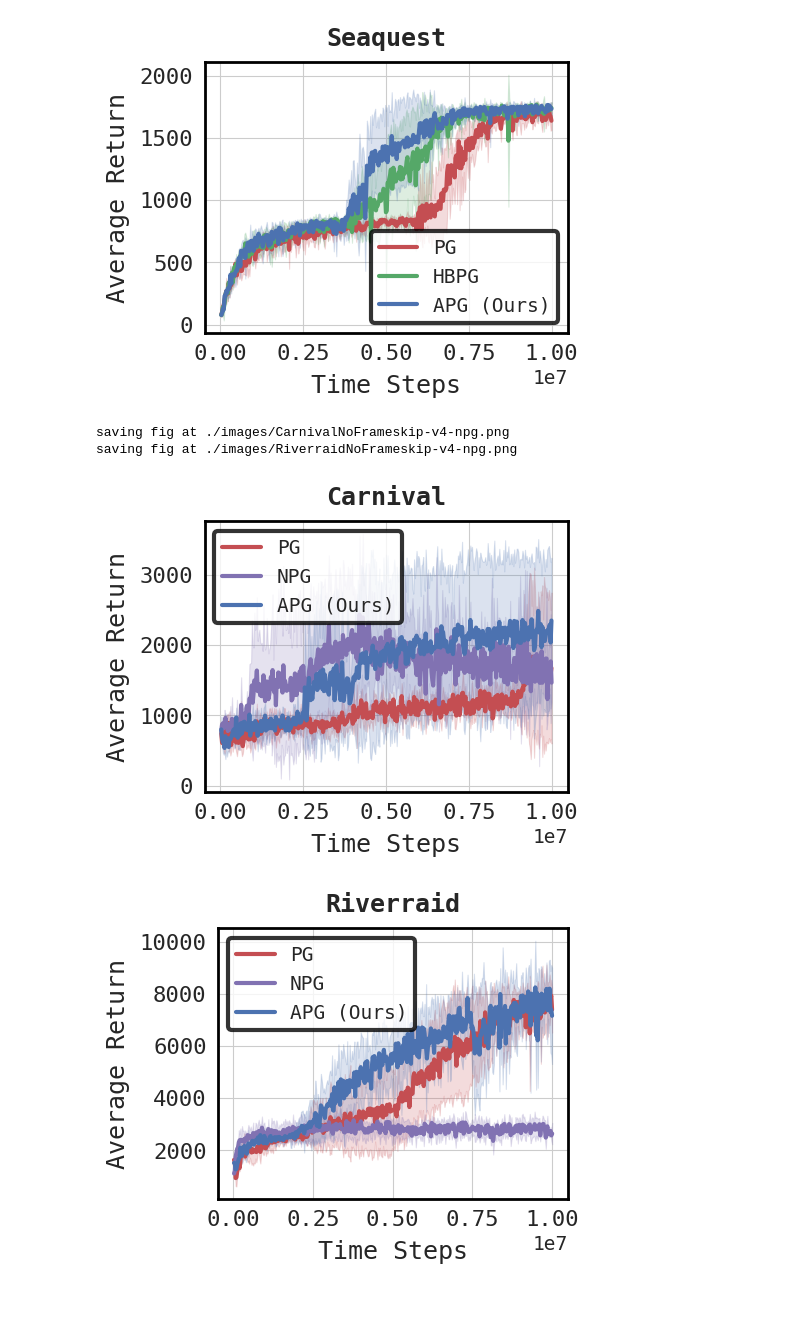
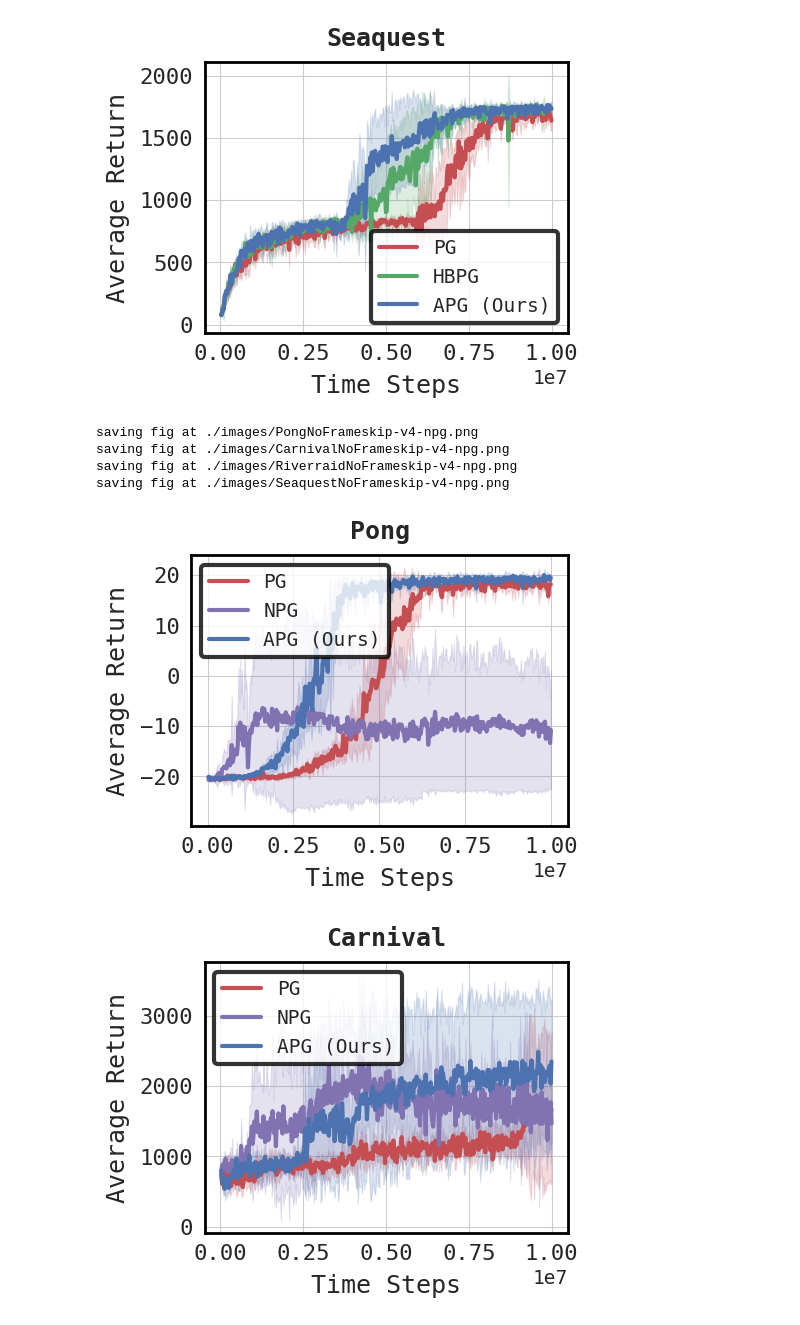
Before and after one commit to NYCU-RL-Bandits-Lab/APG, a Jupyter notebook: rl-baselines3-zoo/tb-2-df.ipynb, the cells around one changed output. Cells and saved outputs as stored; diff of their text form; code cells hidden in the pictures.

```diff
--- a/rl-baselines3-zoo/tb-2-df.ipynb
+++ b/rl-baselines3-zoo/tb-2-df.ipynb
@@ -183,26 +183,47 @@ saving fig at ./images/SeaquestNoFrameskip-v4.png
 [figure]
 [figure]
 # %%
+
 plot(
     path='logs-atari',
-    algos=['apg-mom=0.7', 'trpo-n_envs=2-lr=0.0001', 'pg'],
+    algos=['apg-mom=0.5', 'trpo', 'pg'],
+    env='PongNoFrameskip-v4',
+    title=None,
+    final_version=True,
+    hue_order=['PG', 'NPG', 'APG (Ours)'],
+    img_name='npg',
+)
+plot(
+    path='logs-atari',
+    algos=['apg-mom=0.7', 'trpo', 'pg'],
     env='CarnivalNoFrameskip-v4',
     title=None,
     final_version=True,
     hue_order=['PG', 'NPG', 'APG (Ours)'],
     img_name='npg',
 )
 plot(
     path='logs-atari',
     algos=['apg-mom=0.5', 'trpo', 'pg'],
     env='RiverraidNoFrameskip-v4',
     title=None,
     final_version=True,
     hue_order=['PG', 'NPG', 'APG (Ours)'],
     img_name='npg',
 )
+plot(
+    path='logs-atari',
+    algos=['apg-mom=0.4', 'trpo', 'pg'],
+    env='SeaquestNoFrameskip-v4',
+    title=None,
+    final_version=True,
+    hue_order=['PG', 'NPG', 'APG (Ours)'],
+    img_name='npg',
+)
 # %% [output]
+saving fig at ./images/PongNoFrameskip-v4-npg.png
 saving fig at ./images/CarnivalNoFrameskip-v4-npg.png
 saving fig at ./images/RiverraidNoFrameskip-v4-npg.png
+saving fig at ./images/SeaquestNoFrameskip-v4-npg.png
-[figure, old version]
+[figure, new version]
-[figure, old version]
+[figure, new version]
```
Also changed, not shown: parts of 1 cell of this notebook, 19 other files.
